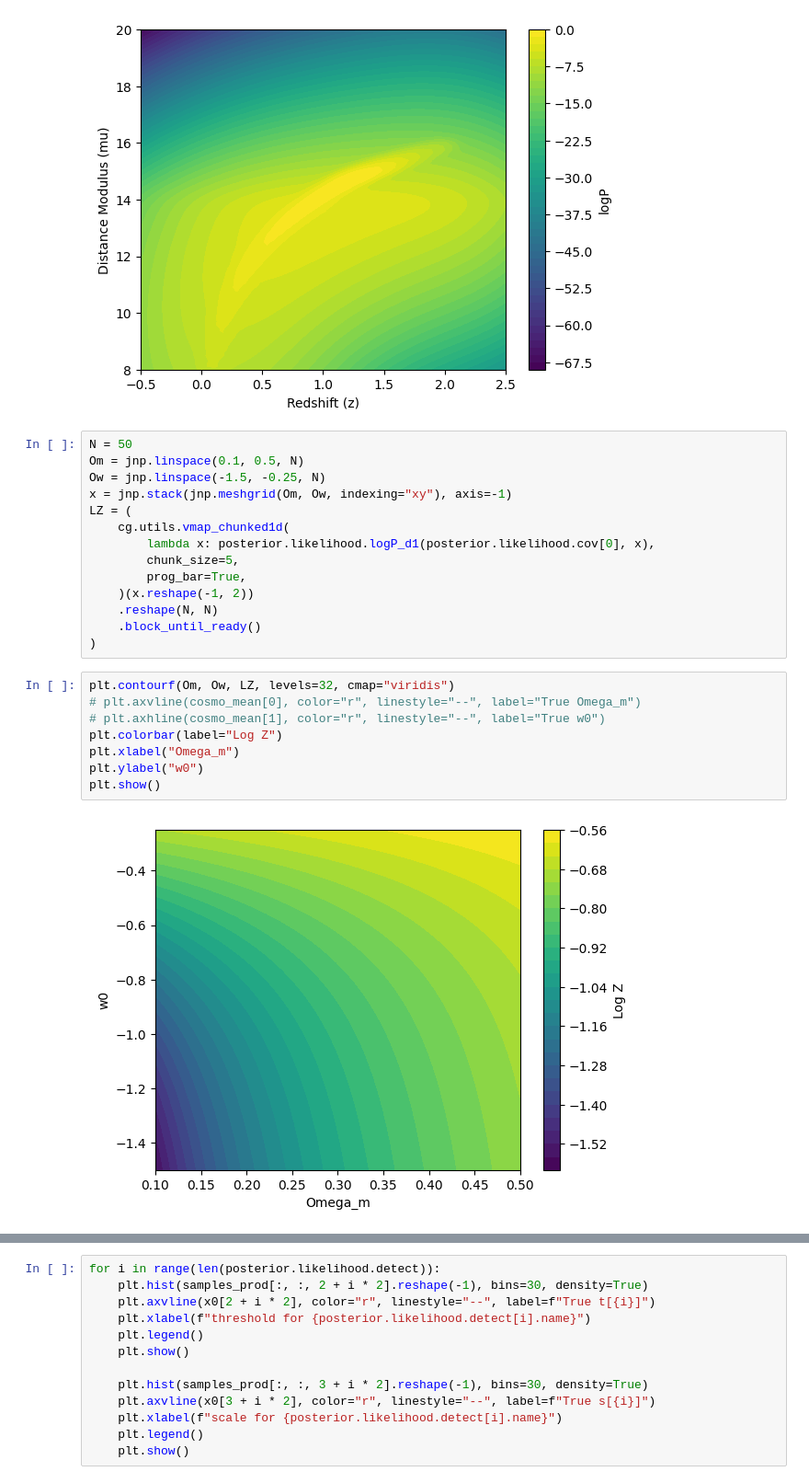
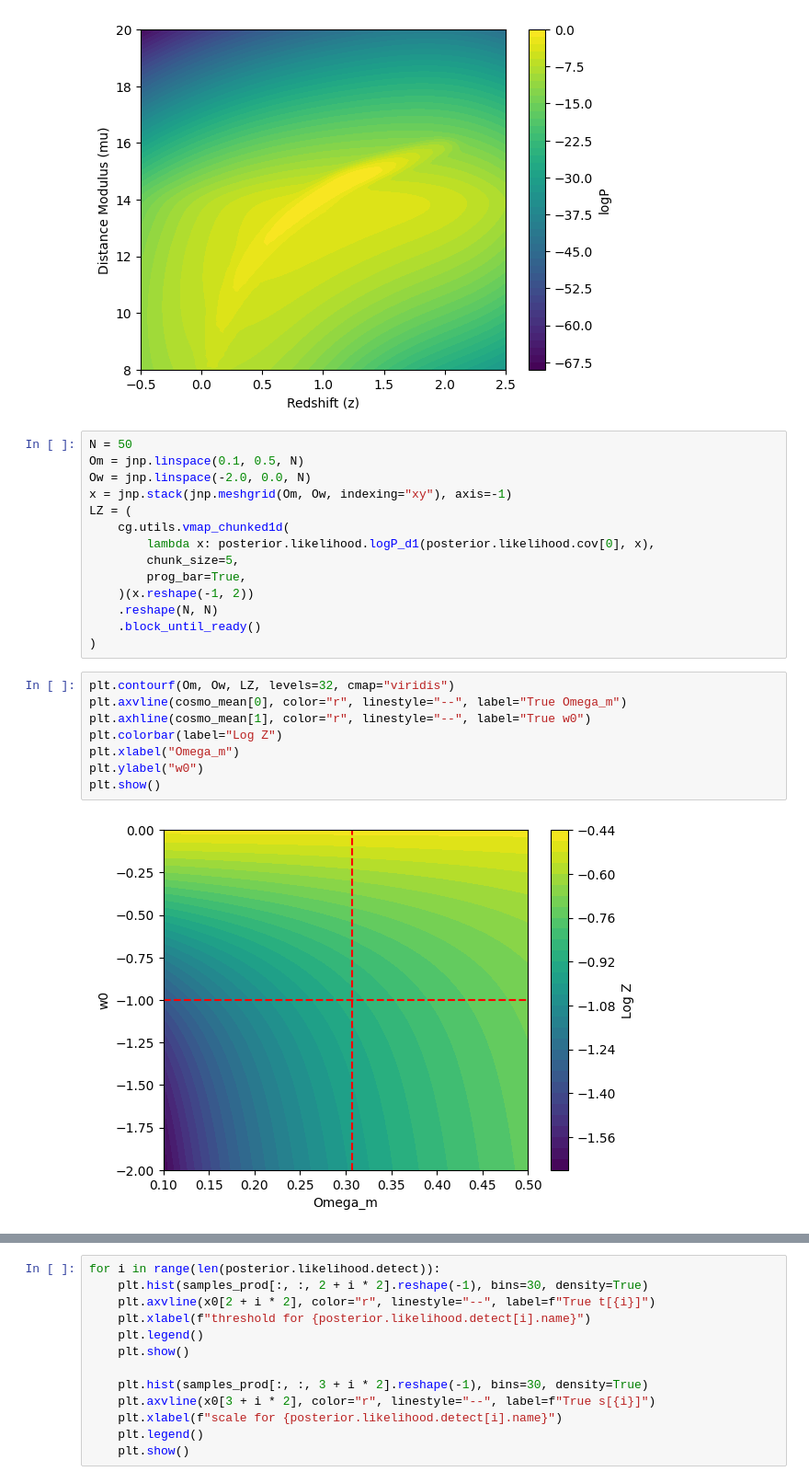
Before and after one commit to ConnorStoneAstro/cosmographi, a Jupyter notebook: docs/zmucosmology v2.ipynb, the cells around one changed output, grey strips where cells are left out. Shown at 92% size. Cells and saved outputs as stored; diff of their text form.

```diff
--- a/docs/zmucosmology v2.ipynb
+++ b/docs/zmucosmology v2.ipynb
@@ -325,7 +323,7 @@ plt.show()
 # %%
 N = 50
 Om = jnp.linspace(0.1, 0.5, N)
-Ow = jnp.linspace(-1.5, -0.25, N)
+Ow = jnp.linspace(-2.0, 0.0, N)
 x = jnp.stack(jnp.meshgrid(Om, Ow, indexing="xy"), axis=-1)
 LZ = (
     cg.utils.vmap_chunked1d(
@@ -338,11 +336,11 @@ LZ = (
 )
 # %%
 plt.contourf(Om, Ow, LZ, levels=32, cmap="viridis")
-# plt.axvline(cosmo_mean[0], color="r", linestyle="--", label="True Omega_m")
-# plt.axhline(cosmo_mean[1], color="r", linestyle="--", label="True w0")
+plt.axvline(cosmo_mean[0], color="r", linestyle="--", label="True Omega_m")
+plt.axhline(cosmo_mean[1], color="r", linestyle="--", label="True w0")
 plt.colorbar(label="Log Z")
 plt.xlabel("Omega_m")
 plt.ylabel("w0")
 plt.show()
 # %% [output]
-[figure, old version]
+[figure, new version]
```
Also changed, not shown: parts of 16 cells of this notebook, 3 other files.
